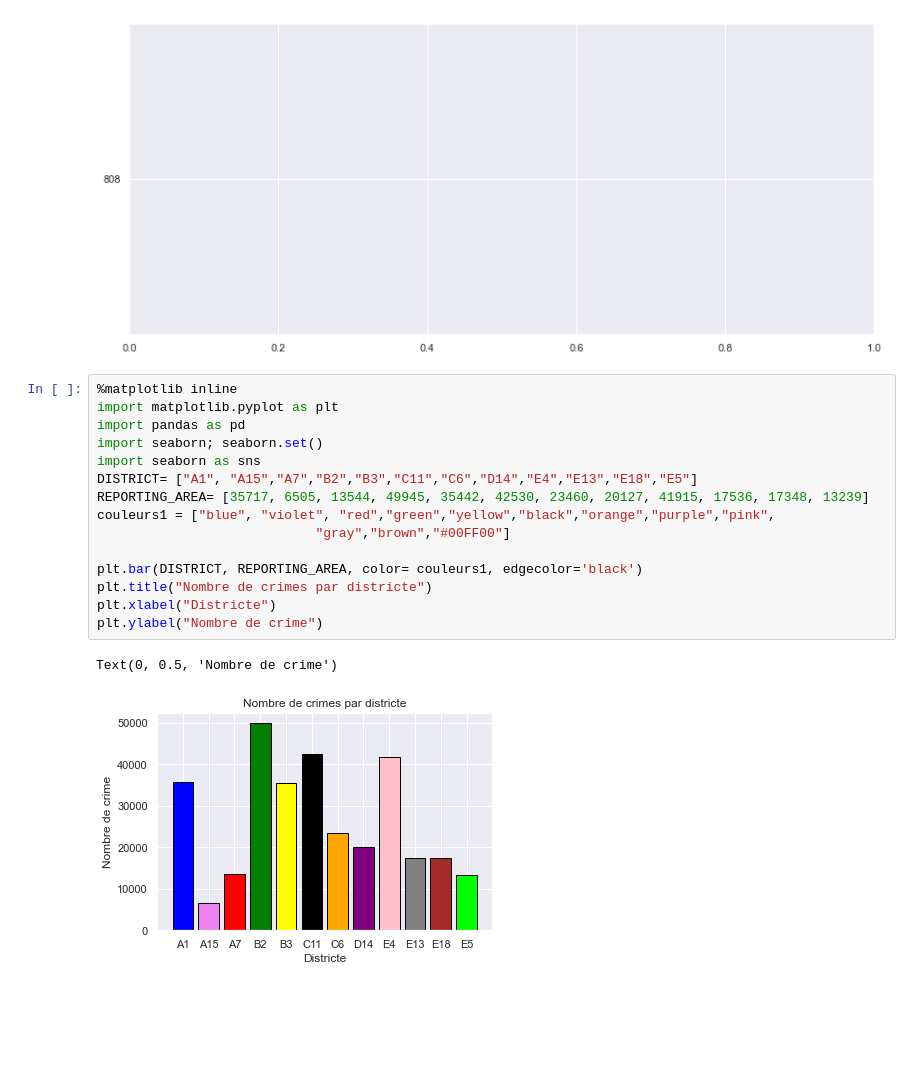
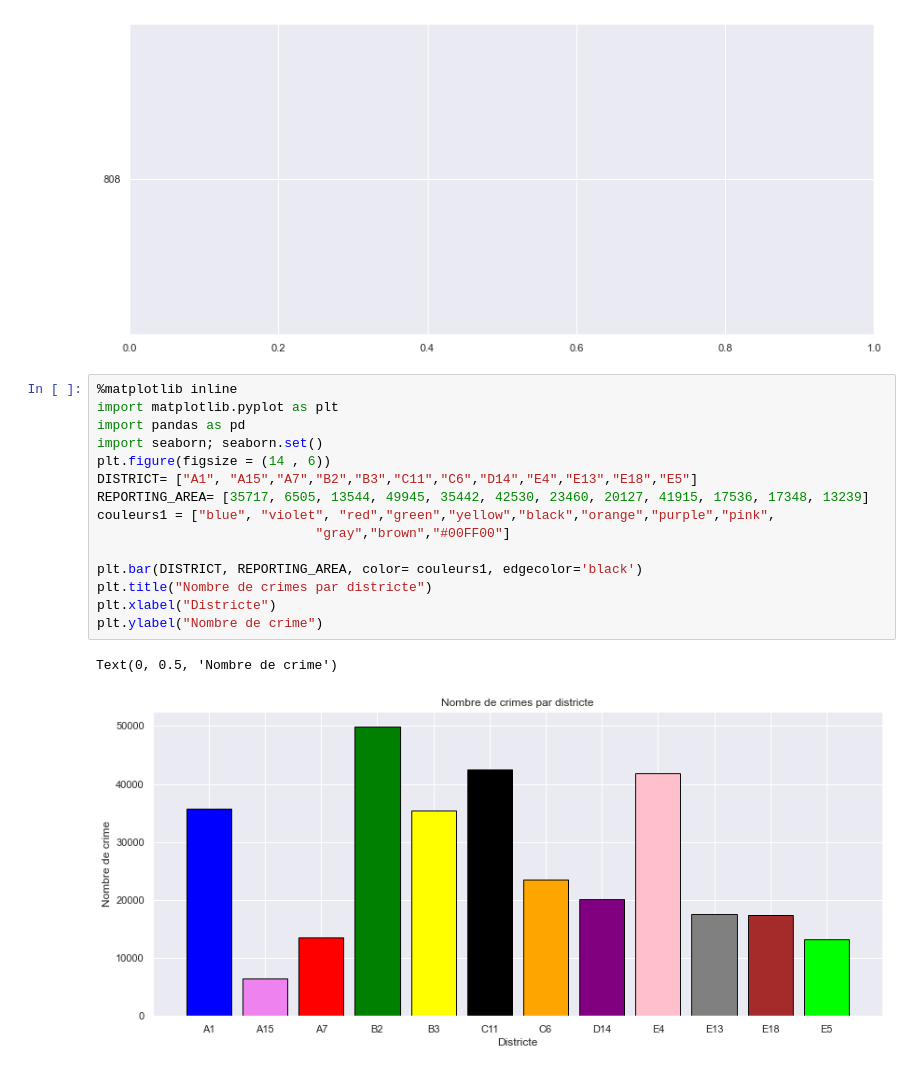
Before and after one commit to ikhalild/Data-analysis-with-python, a Jupyter notebook: manipulation.ipynb, the cells around one changed output. Saved outputs shown, nothing was run; the diff lists cells and outputs as text; blank space fills up the shorter version.

```diff
--- a/manipulation.ipynb
+++ b/manipulation.ipynb
@@ -295,18 +295,18 @@ ValueError: shape mismatch: objects cannot be broadcast to a single shape
 # %%
 %matplotlib inline
 import matplotlib.pyplot as plt
 import pandas as pd
 import seaborn; seaborn.set()
-import seaborn as sns
+plt.figure(figsize = (14 , 6))
 DISTRICT= ["A1", "A15","A7","B2","B3","C11","C6","D14","E4","E13","E18","E5"]
 REPORTING_AREA= [35717, 6505, 13544, 49945, 35442, 42530, 23460, 20127, 41915, 17536, 17348, 13239]
 couleurs1 = ["blue", "violet", "red","green","yellow","black","orange","purple","pink",
                             "gray","brown","#00FF00"]
 
 plt.bar(DISTRICT, REPORTING_AREA, color= couleurs1, edgecolor='black')
 plt.title("Nombre de crimes par districte")
 plt.xlabel("Districte")
 plt.ylabel("Nombre de crime")
 # %% [output]
 Text(0, 0.5, 'Nombre de crime')
-[figure, old version]
+[figure, new version]
```
